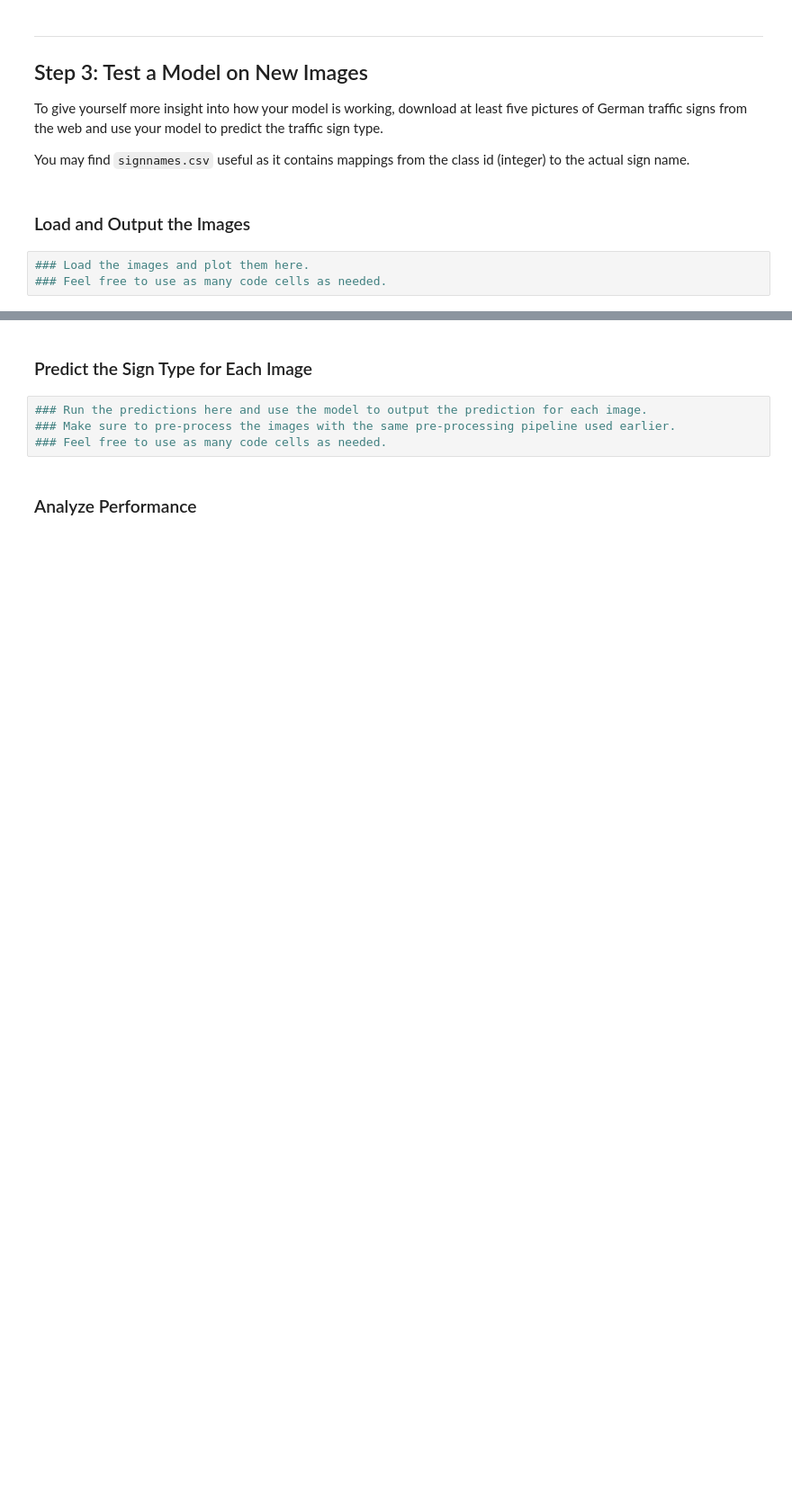
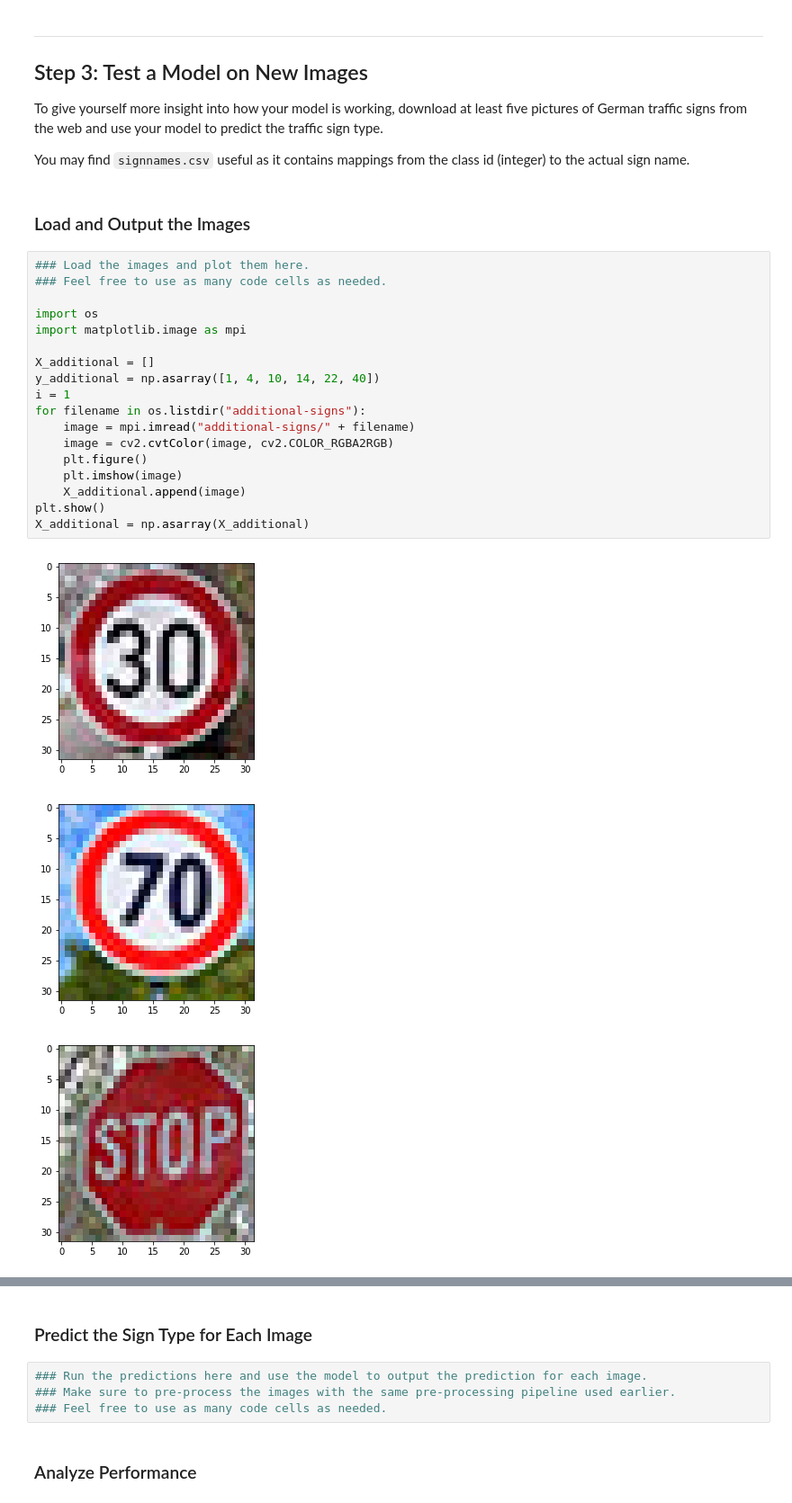
Before and after one commit to KyleARector/CarND-Traffic-Sign-Classifier-Project, a Jupyter notebook: Traffic_Sign_Classifier.ipynb, the cells around one changed output, grey strips where cells are left out. Shown: that part at 90% size. Cells and saved outputs as stored; diff of their text form; blank space fills up the shorter version.

```diff
--- a/Traffic_Sign_Classifier.ipynb
+++ b/Traffic_Sign_Classifier.ipynb
@@ -333,6 +367,25 @@ To give yourself more insight into how your model is working, download at least
 You may find `signnames.csv` useful as it contains mappings from the class id (integer) to the actual sign name.
 # %% [markdown]
 ### Load and Output the Images
-# %%
-### Load the images and plot them here.
-### Feel free to use as many code cells as needed.
+# %%
+### Load the images and plot them here.
+### Feel free to use as many code cells as needed.
+
+import os
+import matplotlib.image as mpi
+
+X_additional = []
+y_additional = np.asarray([1, 4, 10, 14, 22, 40])
+i = 1
+for filename in os.listdir("additional-signs"):
+    image = mpi.imread("additional-signs/" + filename)
+    image = cv2.cvtColor(image, cv2.COLOR_RGBA2RGB)
+    plt.figure()
+    plt.imshow(image)
+    X_additional.append(image)
+plt.show()
+X_additional = np.asarray(X_additional)
+# %% [output]
+[figure, added]
+[figure, added]
+[figure, added]
```
Also changed, not shown: parts of 6 cells of this notebook, 3 other files.
